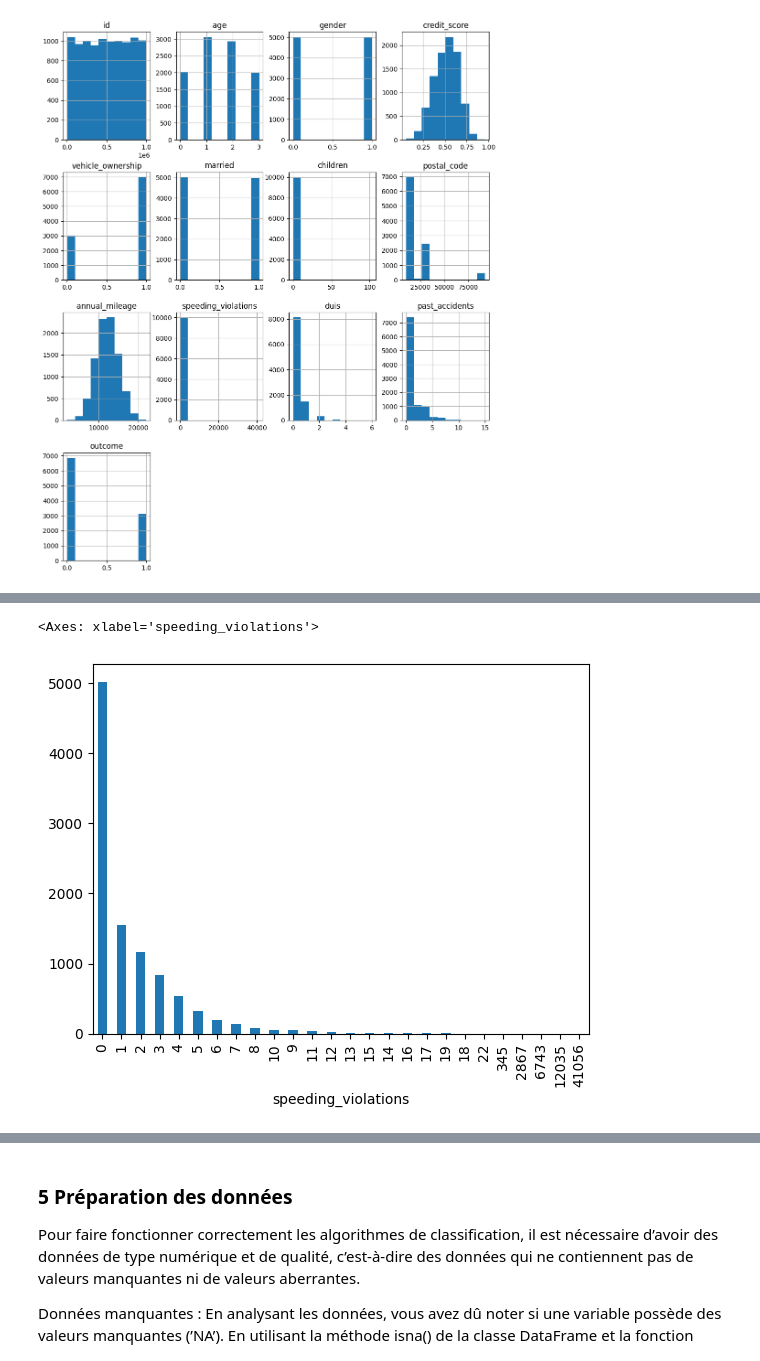
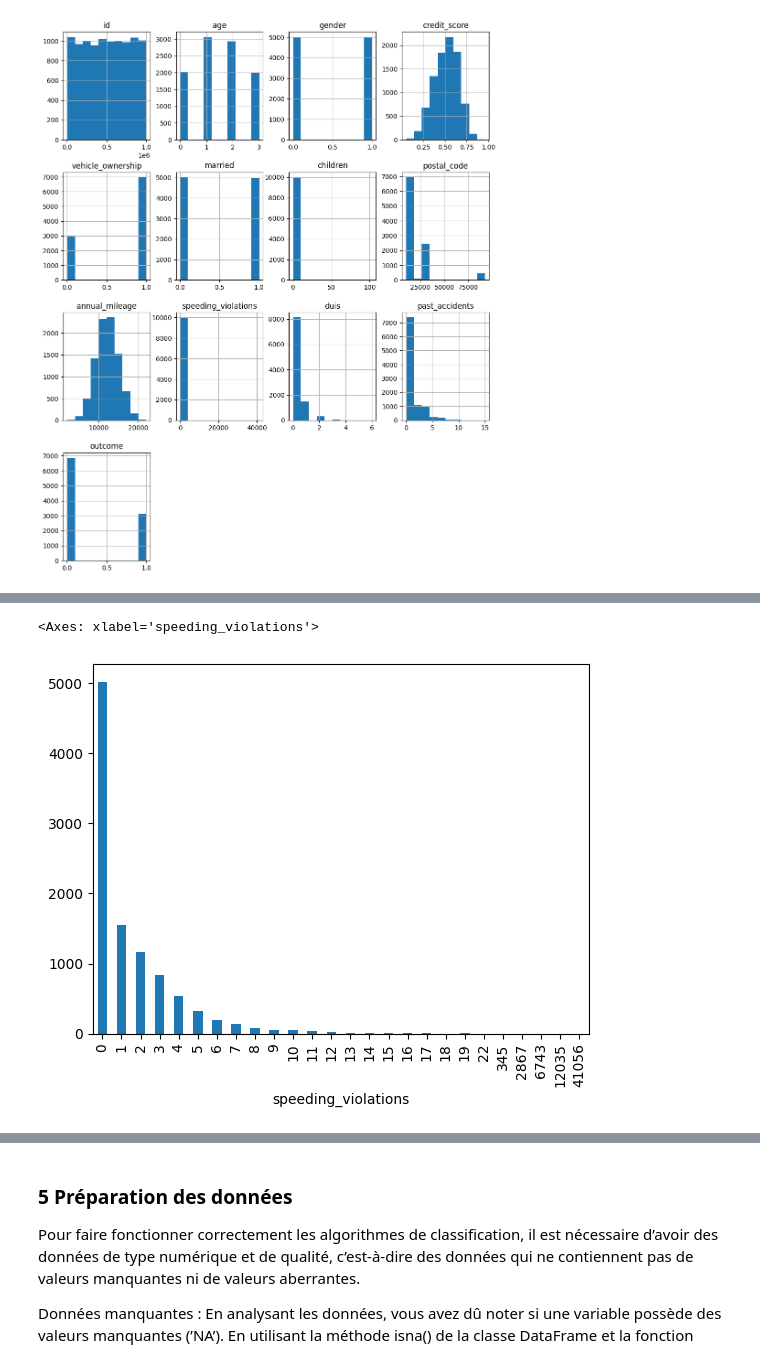
Before and after one commit to AntoineHazebrouck/data-science, a Jupyter notebook: project/main.ipynb, the cells around one changed output, grey strips where cells are left out. Drawn from its saved outputs; the diff is of its cells as text; code cells hidden in the pictures.

```diff
--- a/project/main.ipynb
+++ b/project/main.ipynb
@@ -190,6 +190,6 @@ insurances.children.value_counts().plot.bar()
 # %%
-insurances.speeding_violations.value_counts().plot.bar()
+insurances.speeding_violations.value_counts().sort_index().plot.bar()
 # max coherent = 22
 # %% [output]
 <Axes: xlabel='speeding_violations'>
-[figure, old version]
+[figure, new version]
```
Also changed, not shown: parts of 4 cells of this notebook.
